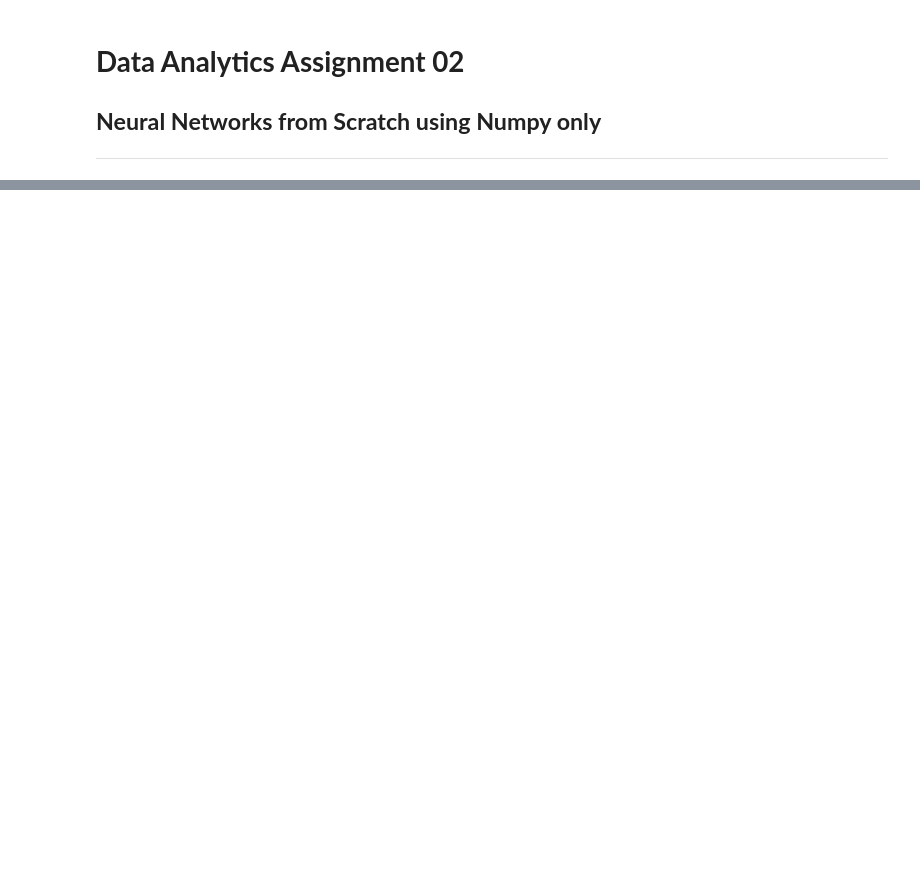
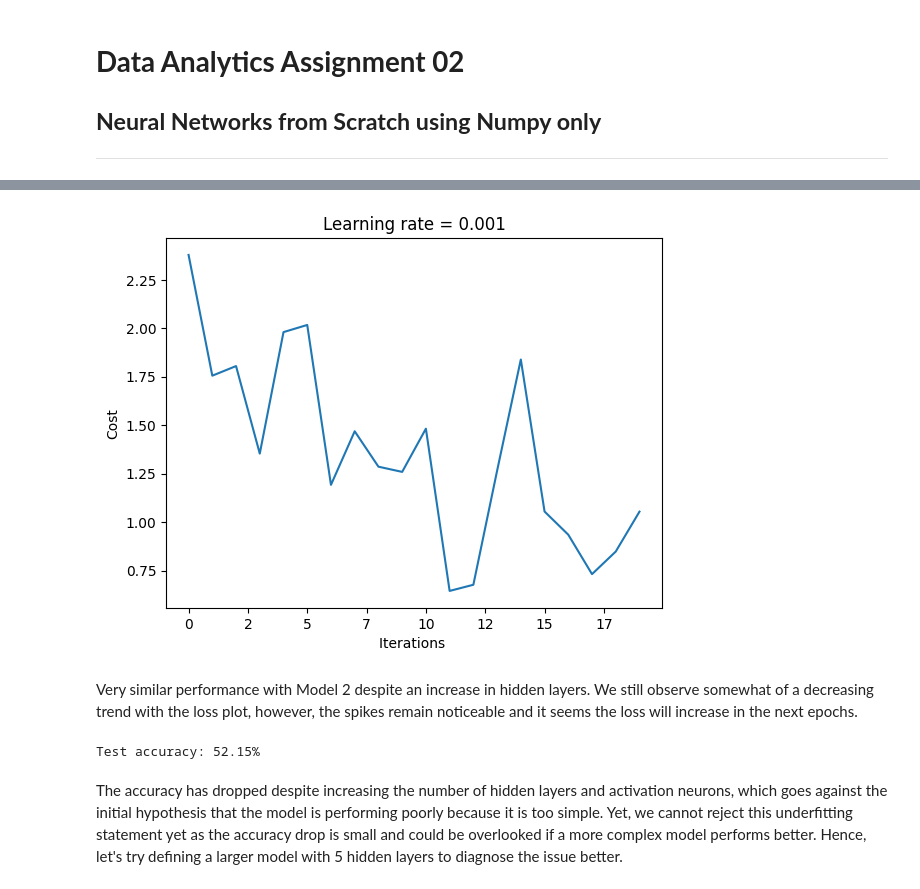
Before and after one commit to linabenna/neural-networks-from-scratch, a Jupyter notebook: main.ipynb, the cells around one changed output, grey strips where cells are left out. Cells and saved outputs as stored; diff of their text form; code cells hidden in the pictures; blank space fills up the shorter version.

```diff
--- a/main.ipynb
+++ b/main.ipynb
@@ -245,0 +511,17 @@ plot_learning_curve(costs=costs, learning_rate=learning_rate, total_epochs=numbe
+# %%
+# Define architecture
+# Input: 3072 → [1024 → ReLU] → [512 → ReLU] → [256 → ReLU] → [128 → ReLU] → [10 → Softmax]
+Z1 = LinearLayer(input_shape=(X_train.shape), n_out=1024, ini_type='he')
+A1 = ReLULayer(Z1.Z.shape)
+
+Z2 = LinearLayer(input_shape=A1.A.shape, n_out=512, ini_type='he')
+A2 = ReLULayer(Z2.Z.shape)
+
+Z3 = LinearLayer(input_shape=A2.A.shape, n_out=256, ini_type='he')
+A3 = ReLULayer(Z3.Z.shape)
+
+Z4 = LinearLayer(input_shape=A3.A.shape, n_out=128, ini_type='he')
+A4 = ReLULayer(Z4.Z.shape)
+
+Z5 = LinearLayer(input_shape=A4.A.shape, n_out=10, ini_type='xavier')
+A5 = SoftmaxLayer(Z5.Z.shape)
@@ -245,0 +608,36 @@ plot_learning_curve(costs=costs, learning_rate=learning_rate, total_epochs=numbe
+# %%
+# Plot learning curve
+plot_learning_curve(costs=costs, learning_rate=lr, total_epochs=epochs)
+# %% [output]
+[figure, added]
+# %% [markdown]
+Very similar performance with Model 2 despite an increase in hidden layers. We still observe somewhat of a decreasing trend with the loss plot, however, the spikes remain noticeable and it seems the loss will increase in the next epochs.
+# %%
+# Evaluation function
+def evaluate(X, Y):
+    Z1.forward(X)
+    A1.forward(Z1.Z)
+
+    Z2.forward(A1.A)
+    A2.forward(Z2.Z)
+
+    Z3.forward(A2.A)
+    A3.forward(Z3.Z)
+
+    Z4.forward(A3.A)
+    A4.forward(Z4.Z)
+
+    Z5.forward(A4.A)
+    A5.forward(Z5.Z)
+
+    predictions = np.argmax(A5.A, axis=0)
+    labels = np.argmax(Y, axis=0)
+    return np.mean(predictions == labels)
+
+# Test accuracy
+accuracy = evaluate(X_test, Y_test)
+print(f"Test accuracy: {accuracy * 100:.2f}%")
+# %% [output]
+Test accuracy: 52.15%
+# %% [markdown]
+The accuracy has dropped despite increasing the number of hidden layers and activation neurons, which goes against the initial hypothesis that the model is performing poorly because it is too simple. Yet, we cannot reject this underfitting statement yet as the accuracy drop is small and could be overlooked if a more complex model performs better. Hence, let's try defining a larger model with 5 hidden layers to diagnose the issue better.
```
Also changed, not shown: parts of 56 cells of this notebook, 2 other files.
